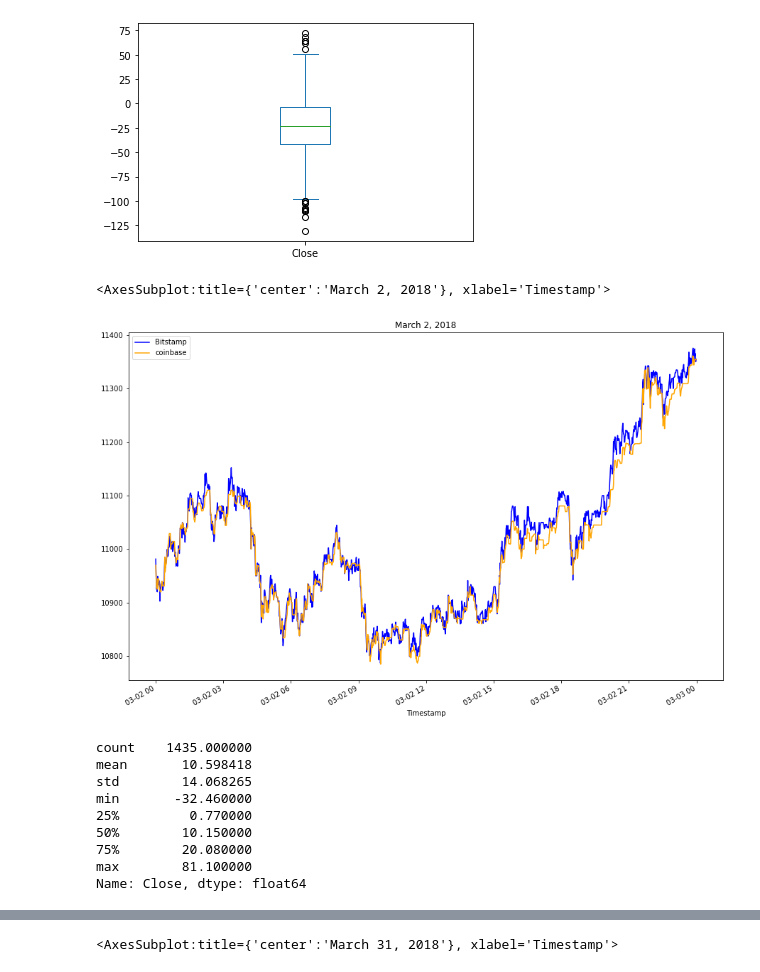
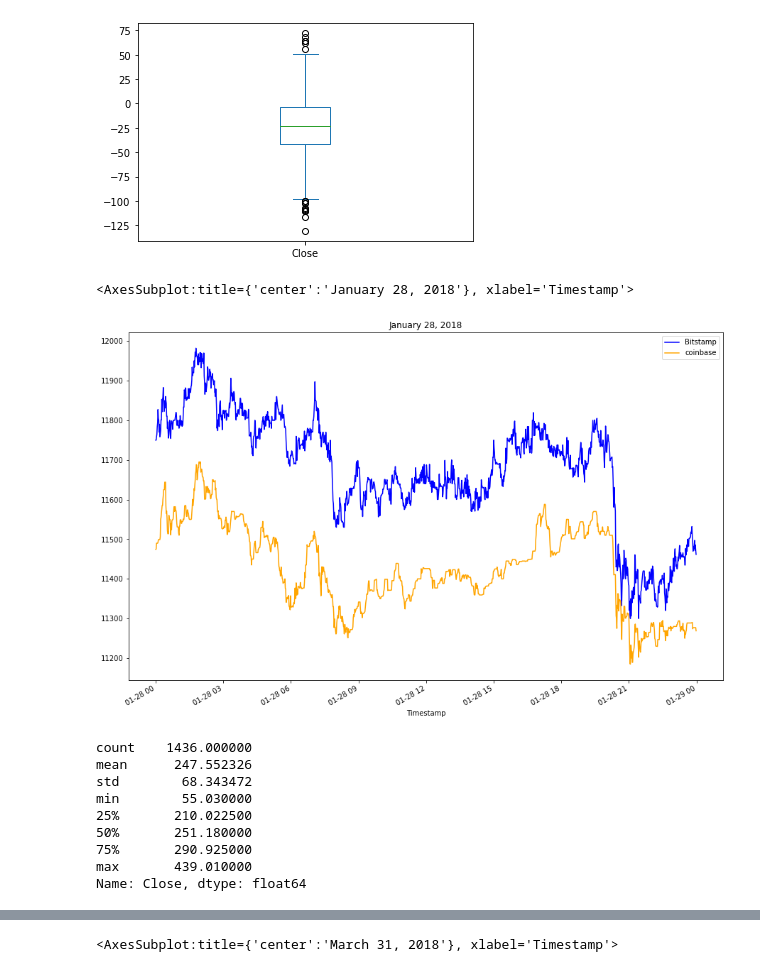
Before and after one commit to arliejones/BTC_Financial_Analysis, a Jupyter notebook: crypto_arbitrage.ipynb, the cells around one changed output, grey strips where cells are left out. Cells and saved outputs as stored; diff of their text form; code cells hidden in the pictures.

```diff
--- a/crypto_arbitrage.ipynb
+++ b/crypto_arbitrage.ipynb
@@ -374,29 +374,29 @@ arbitrage_spread_early.plot(kind='box')
 # %%
 # Create an overlay plot that visualizes the two dataframes over a period of one day from the middle of the dataset.
 # Be sure that the plots include the parameters `legend`, `figsize`, `title`, `color` and `label`
-bitstamp_sliced.loc['2018-03-02'].plot(
-    legend=True, figsize=(15, 10), title="March 2, 2018", color="blue", label="Bitstamp")
-coinbase_sliced.loc['2018-03-02'].plot(
+bitstamp_sliced.loc['2018-01-28'].plot(
+    legend=True, figsize=(15, 10), title="January 28, 2018", color="blue", label="Bitstamp")
+coinbase_sliced.loc['2018-01-28'].plot(
     legend=True, figsize=(15, 10), color="orange", label="coinbase")
 # %% [output]
-<AxesSubplot:title={'center':'March 2, 2018'}, xlabel='Timestamp'>
+<AxesSubplot:title={'center':'January 28, 2018'}, xlabel='Timestamp'>
-[figure, old version]
+[figure, new version]
 # %%
 # Using the date in the middle that you have selected, calculate the arbitrage spread
 # by subtracting the bitstamp lower closing prices from the coinbase higher closing prices
-arbitrage_spread_middle = bitstamp_sliced.loc['2018-03-02'] - coinbase_sliced.loc['2018-03-02']
+arbitrage_spread_middle = bitstamp_sliced.loc['2018-01-28'] - coinbase_sliced.loc['2018-01-28']
 
 # Generate summary statistics using describe function
 arbitrage_spread_middle.describe()
 # %% [output]
-count    1435.000000
-mean       10.598418
-std        14.068265
-min       -32.460000
-25%         0.770000
-50%        10.150000
-75%        20.080000
-max        81.100000
+count    1436.000000
+mean      247.552326
+std        68.343472
+min        55.030000
+25%       210.022500
+50%       251.180000
+75%       290.925000
+max       439.010000
 Name: Close, dtype: float64
 # %%
 # Visualize the arbitrage spread from the middle of the dataset in a box plot
```
Also changed, not shown: parts of 13 cells of this notebook, 1 other file.
